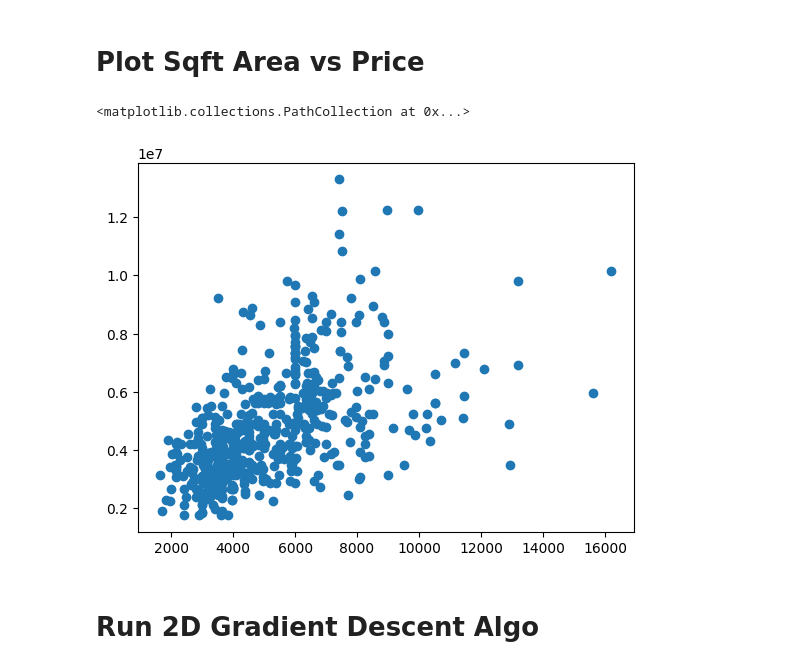
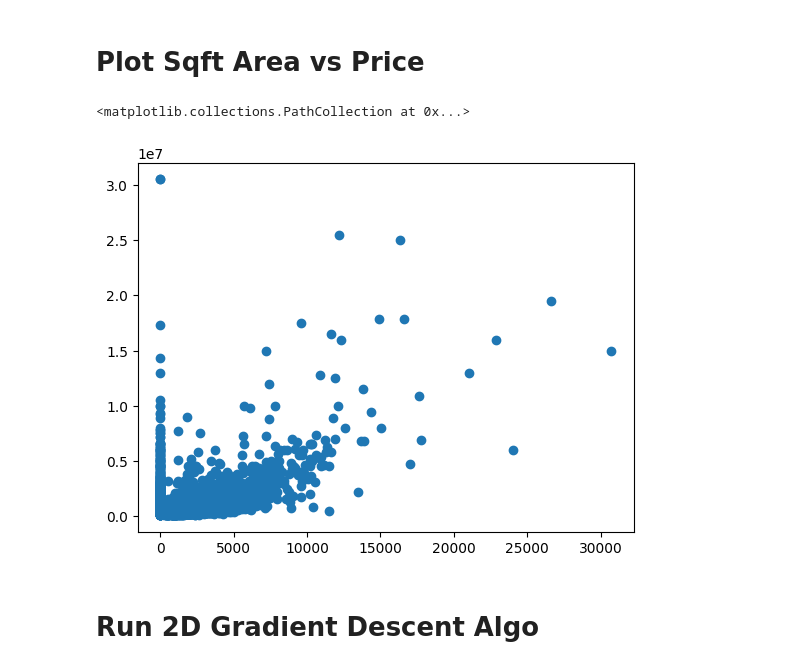
Before and after one commit to tugonbob/Stanford-CS229-Andrew-Ng, a Jupyter notebook: gradientDescent.ipynb, the cells around one changed output. Saved outputs shown, nothing was run; the diff lists cells and outputs as text; code cells hidden in the pictures.

```diff
--- a/gradientDescent.ipynb
+++ b/gradientDescent.ipynb
@@ -25,10 +25,10 @@ print(data)
 # %% [markdown]
 # Plot Sqft Area vs Price
 # %%
-plt.scatter(data[:, 1], data[:, 0])
+plt.scatter(data[:, 4], data[:, 2])
 # %% [output]
 <matplotlib.collections.PathCollection at 0x...>
-[figure, old version]
+[figure, new version]
 # %% [markdown]
 # Run 2D Gradient Descent Algo
 # %%
```
Also changed, not shown: parts of 2 cells of this notebook, 2 other files.
